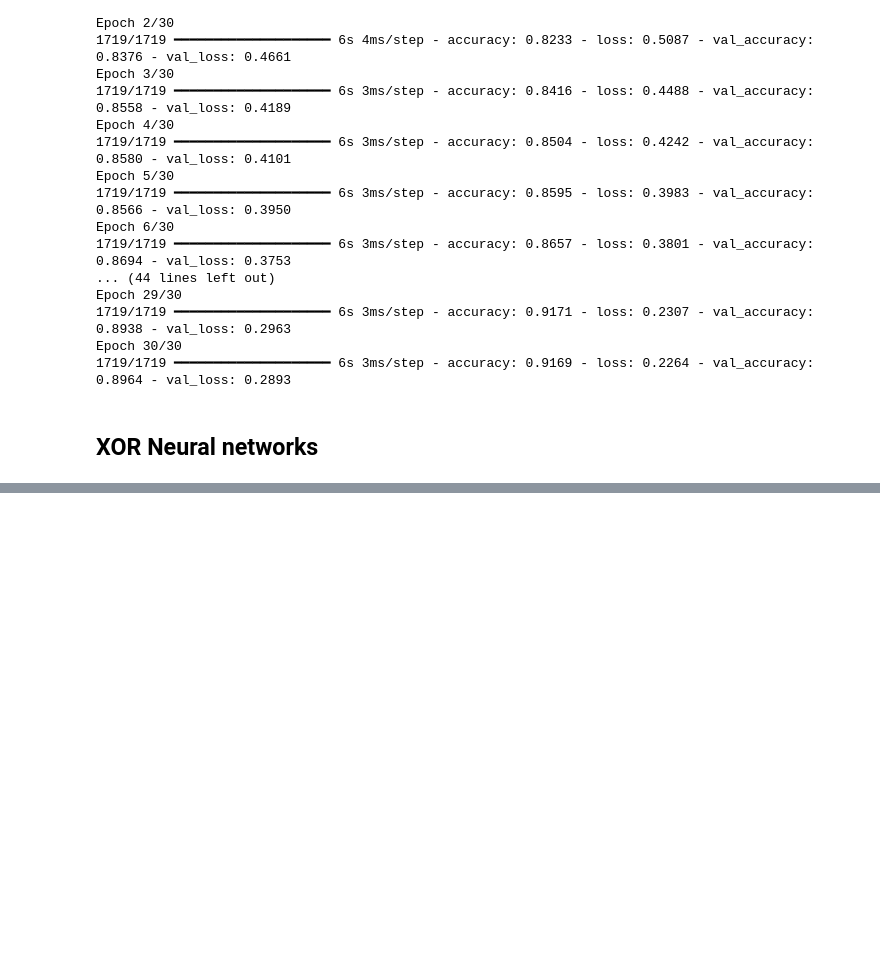
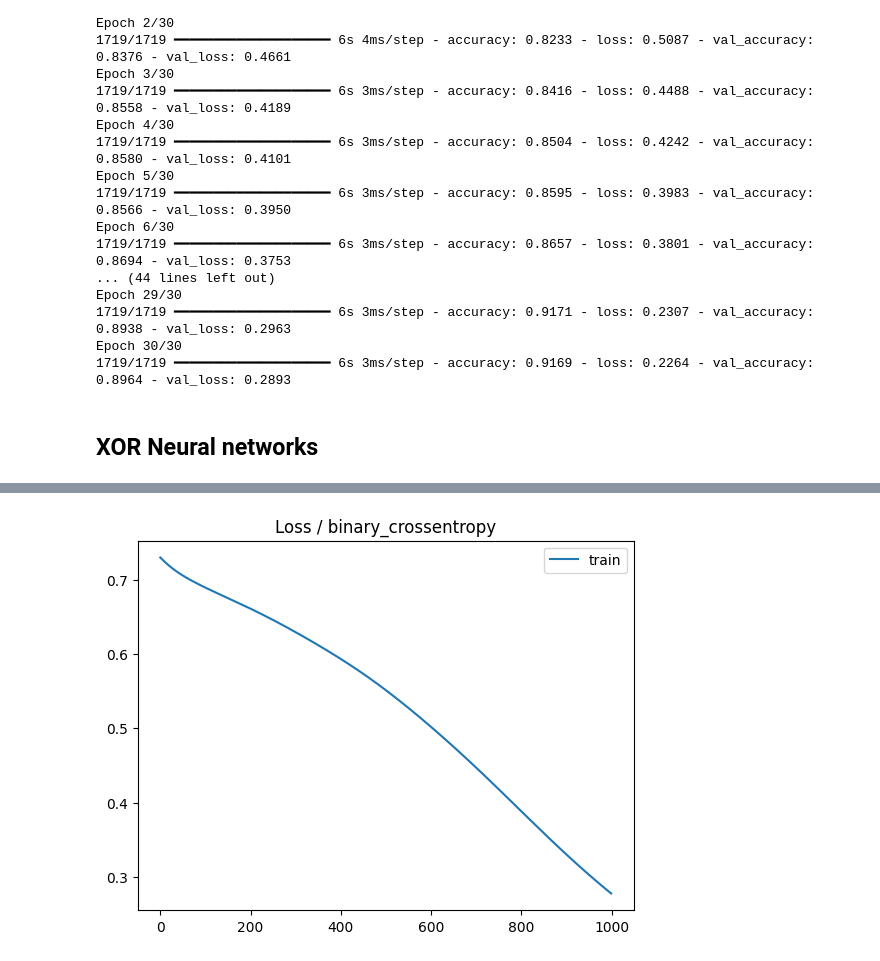
Before and after one commit to EdwinVivek/ML-hands-on-notebooks, a Jupyter notebook: Neural Networks/feed_forward_nn.ipynb, the cells around one changed output, grey strips where cells are left out. Drawn from its saved outputs; the diff is of its cells as text; code cells hidden in the pictures; blank space fills up the shorter version.

```diff
--- a/Neural Networks/feed_forward_nn.ipynb
+++ b/Neural Networks/feed_forward_nn.ipynb
@@ -252,6 +255,6 @@ You must install graphviz (see instructions at https://graphviz.gitlab.io/downlo
 # %%
 xor_model.compile(loss='binary_crossentropy', optimizer='adam', metrics=['accuracy'])
-early_stopping = keras.callbacks.EarlyStopping(patience=20, restore_best_weights=True)
-xor_model.fit(X, y, epochs=1000, callbacks=[early_stopping])
+early_stopping = keras.callbacks.EarlyStopping(patience=5, restore_best_weights=True)
+history = xor_model.fit(X, y, epochs=1000, callbacks=[early_stopping])   #set validation_split=<> for early stopping to trigger
 # %% [output]
 Epoch 1/1000
@@ -289,4 +283,13 @@ print("Accuracy:", acc)
 Accuracy: 1.0
+# %%
+# plot loss during training
+plt.title('Loss / binary_crossentropy')
+plt.plot(history.history['loss'], label='train')
+#plt.plot(history.history['val_loss'], label='test')
+plt.legend()
+plt.show()
+# %% [output]
+[figure, added]
 # %%
 predictions = xor_model.predict(X)
 print("\nPredictions:")
```
Also changed, not shown: parts of 33 cells of this notebook, 2 other files.
